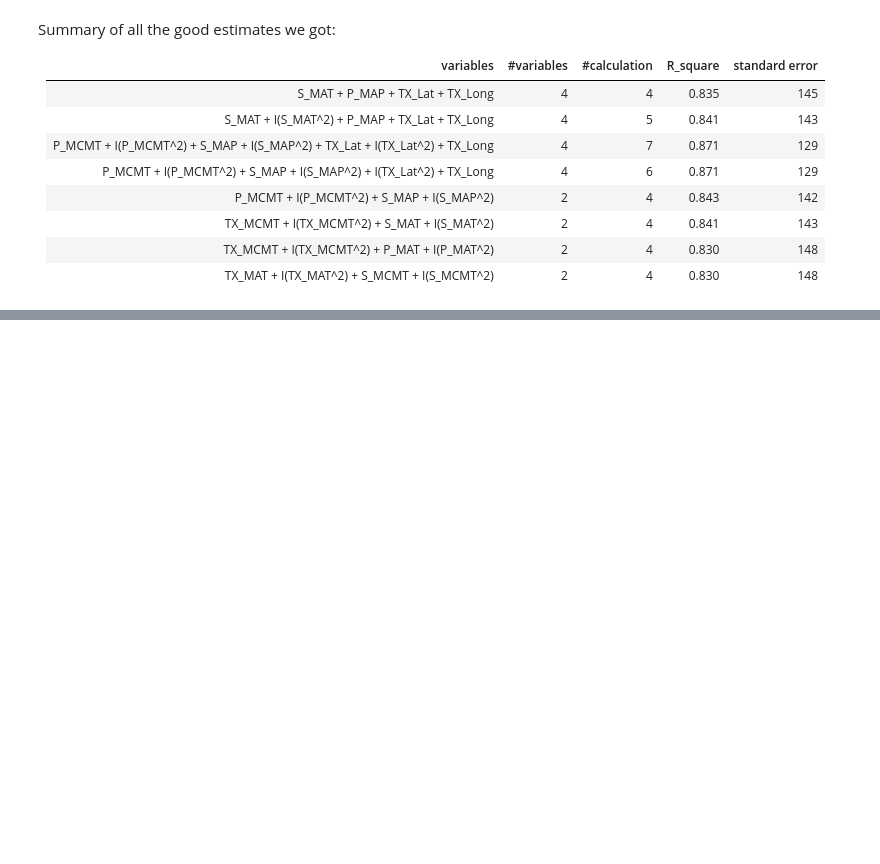
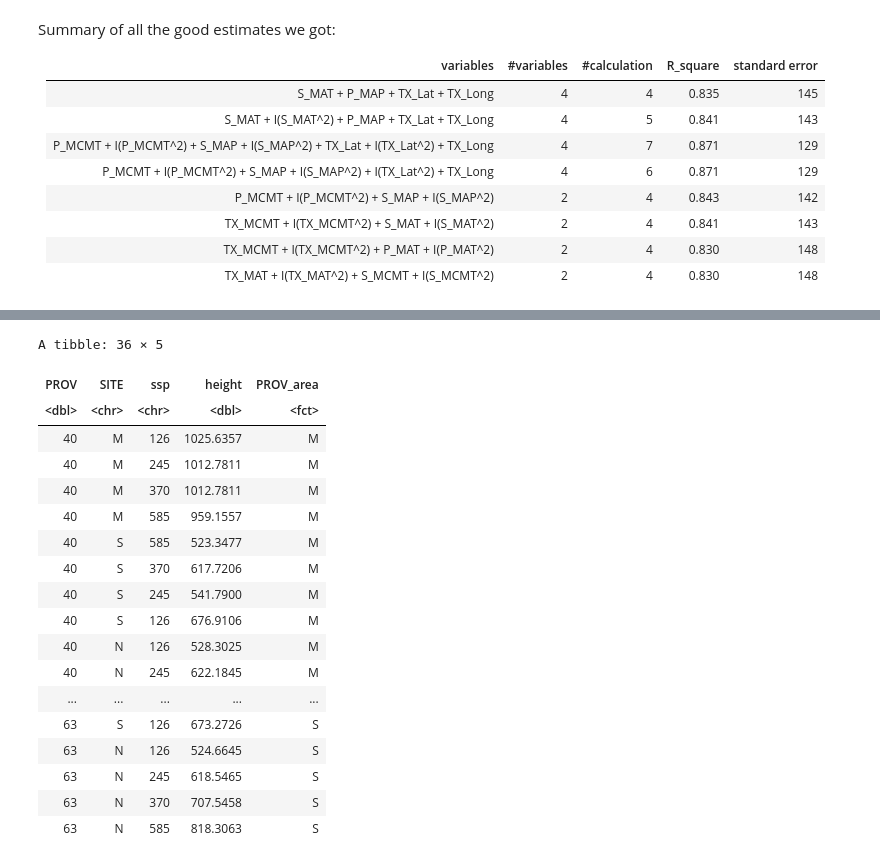
Before and after one commit to sophieeeeeehu/URO_Forestry, a Jupyter notebook: URO good estimations.ipynb, the cells around one changed output, grey strips where cells are left out. Saved outputs shown, nothing was run; the diff lists cells and outputs as text; code cells hidden in the pictures; blank space fills up the shorter version.

```diff
--- a/URO good estimations.ipynb
+++ b/URO good estimations.ipynb
@@ -251,0 +176,37 @@ F-statistic:  3978 on 4 and 3235 DF,  p-value: < 2.2e-16
+# %%
+pred_table2 <- pred_table |>
+separate(col = period, into = c("del", "ssp"), sep = "_ssp") |>
+select(-del) |>
+separate(col = ssp, into = c("ssp", "del"), sep = "_") |>
+select(-del)
+
+# x_factor <- as.factor(x)
+# levels(x_factor) <- c("R", "G", "B")
+
+# Check the renamed factor levels
+# levels(x_factor)
+
+final_pred <- pred_table2 |>
+mutate(PROV_area = factor(PROV, levels = c("34", "40", "63"), labels = c("N", "M", "S"))) #|>
+#transmute(PROV = PROV, SITE= SITE, SSP = ssp, Height = height)
+final_pred
+# %% [output]
+A tibble: 36 × 5
+| PROV | SITE | ssp | height | PROV_area |
+| <dbl> | <chr> | <chr> | <dbl> | <fct> |
+| 40 | M | 126 | 1025.6357 | M |
+| 40 | M | 245 | 1012.7811 | M |
+| 40 | M | 370 | 1012.7811 | M |
+| 40 | M | 585 | 959.1557 | M |
+| 40 | S | 585 | 523.3477 | M |
+| 40 | S | 370 | 617.7206 | M |
+| 40 | S | 245 | 541.7900 | M |
+| 40 | S | 126 | 676.9106 | M |
+| 40 | N | 126 | 528.3025 | M |
+| 40 | N | 245 | 622.1845 | M |
+| ... | ... | ... | ... | ... |
+| 63 | S | 126 | 673.2726 | S |
+| 63 | N | 126 | 524.6645 | S |
+| 63 | N | 245 | 618.5465 | S |
+| 63 | N | 370 | 707.5458 | S |
+| 63 | N | 585 | 818.3063 | S |
```
Also changed, not shown: parts of 5 cells of this notebook, 1 other file.
